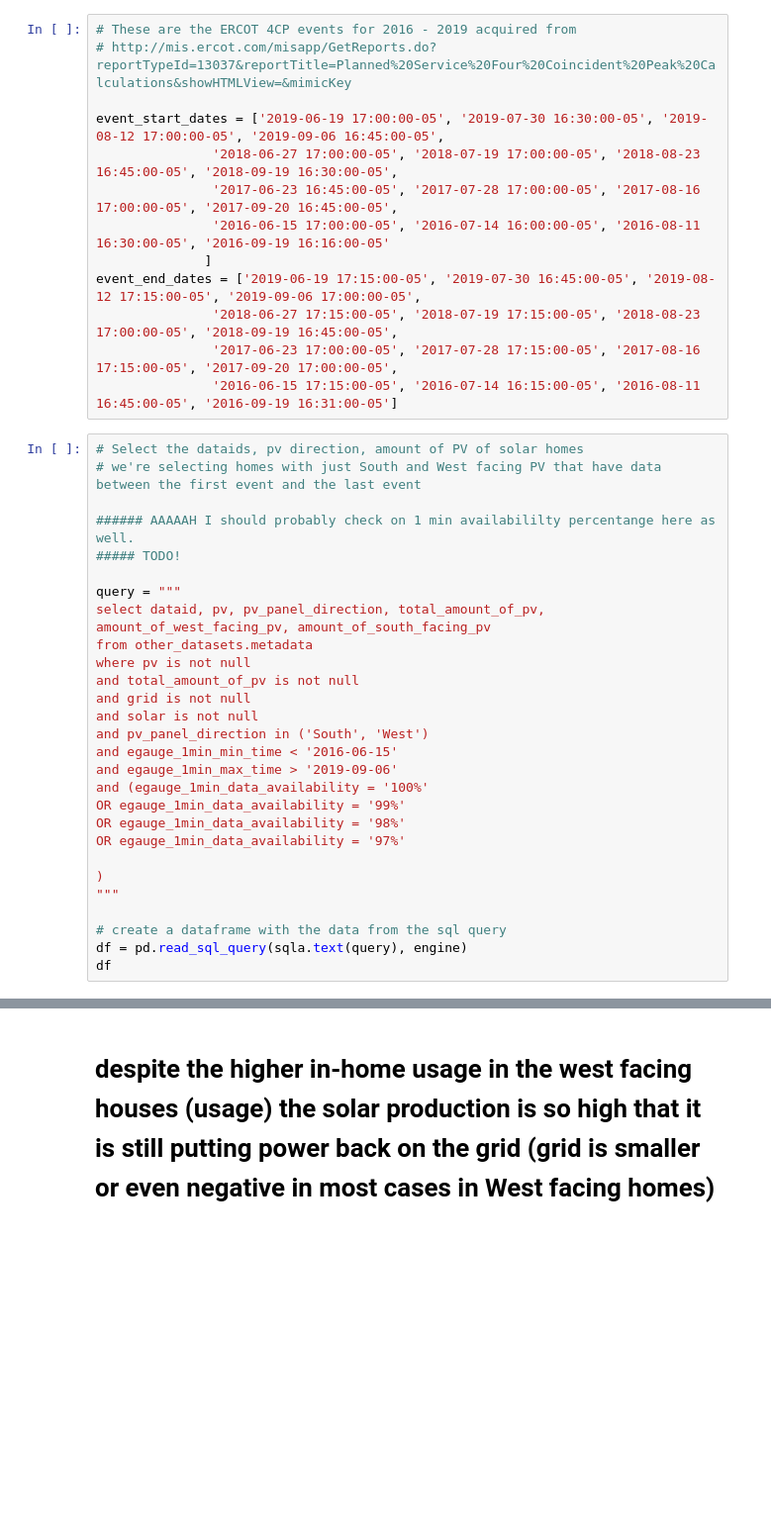
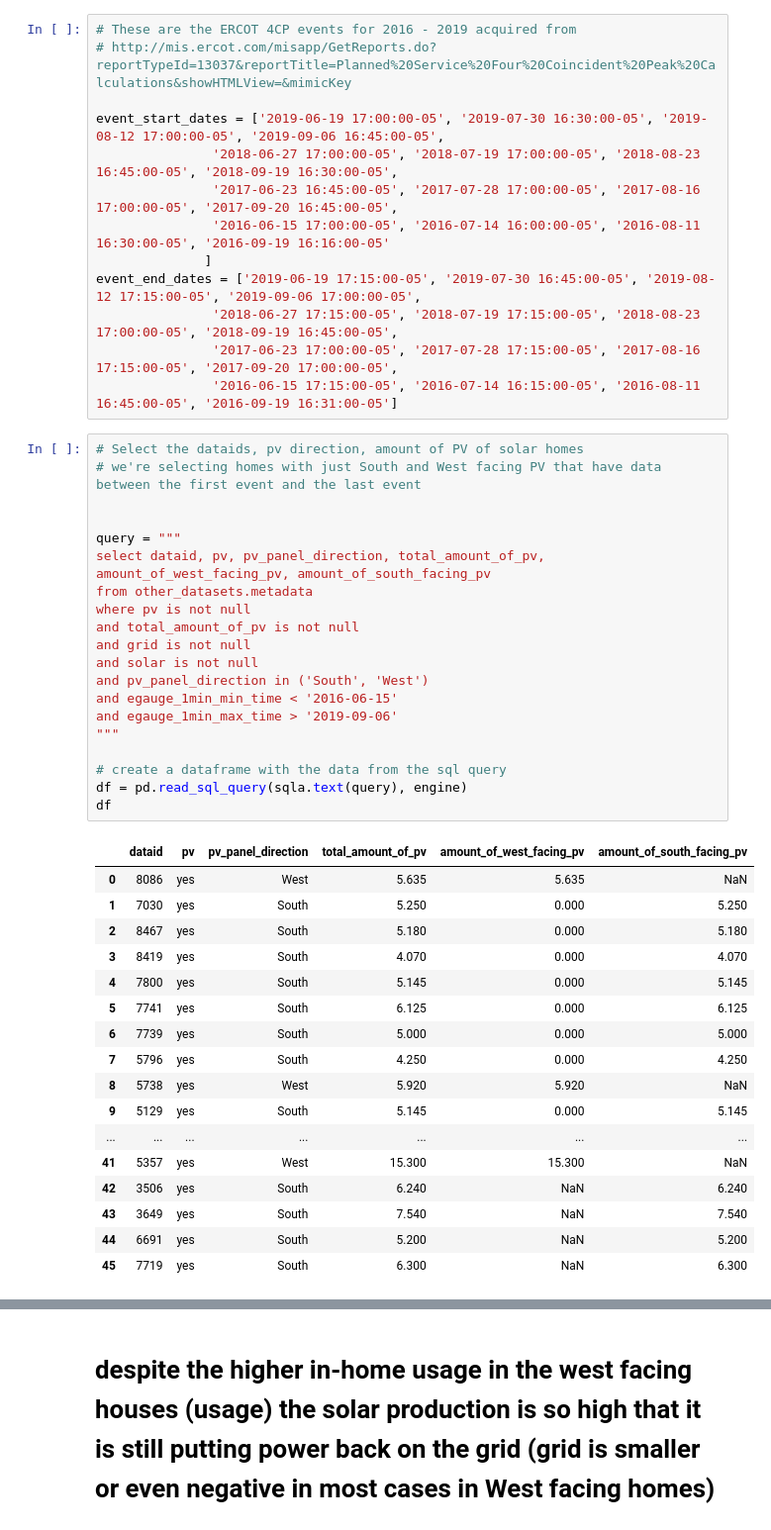
Before and after one commit to Pecan-Street/JupyterHub-Examples, a Jupyter notebook: PV-4CP.ipynb, the cells around one changed output, grey strips where cells are left out. Shown: that part at 99% size. Saved outputs shown, nothing was run; the diff lists cells and outputs as text; blank space fills up the shorter version.

```diff
--- a/PV-4CP.ipynb
+++ b/PV-4CP.ipynb
@@ -41,31 +43,41 @@ event_end_dates = ['2019-06-19 17:15:00-05', '2019-07-30 16:45:00-05', '2019-08-
 # %%
 # Select the dataids, pv direction, amount of PV of solar homes
 # we're selecting homes with just South and West facing PV that have data between the first event and the last event
 
-###### AAAAAH I should probably check on 1 min availabililty percentange here as well.
-##### TODO!
 
 query = """
 select dataid, pv, pv_panel_direction, total_amount_of_pv, amount_of_west_facing_pv, amount_of_south_facing_pv
 from other_datasets.metadata
 where pv is not null
 and total_amount_of_pv is not null
 and grid is not null
 and solar is not null
 and pv_panel_direction in ('South', 'West')
 and egauge_1min_min_time < '2016-06-15'
 and egauge_1min_max_time > '2019-09-06'
-and (egauge_1min_data_availability = '100%'
-OR egauge_1min_data_availability = '99%'
-OR egauge_1min_data_availability = '98%'
-OR egauge_1min_data_availability = '97%'
-
-)
 """
 
 # create a dataframe with the data from the sql query
 df = pd.read_sql_query(sqla.text(query), engine)
 df
+# %% [output]
+|  | dataid | pv | pv_panel_direction | total_amount_of_pv | amount_of_west_facing_pv | amount_of_south_facing_pv |
+| 0 | 8086 | yes | West | 5.635 | 5.635 | NaN |
+| 1 | 7030 | yes | South | 5.250 | 0.000 | 5.250 |
+| 2 | 8467 | yes | South | 5.180 | 0.000 | 5.180 |
+| 3 | 8419 | yes | South | 4.070 | 0.000 | 4.070 |
+| 4 | 7800 | yes | South | 5.145 | 0.000 | 5.145 |
+| 5 | 7741 | yes | South | 6.125 | 0.000 | 6.125 |
+| 6 | 7739 | yes | South | 5.000 | 0.000 | 5.000 |
+| 7 | 5796 | yes | South | 4.250 | 0.000 | 4.250 |
+| 8 | 5738 | yes | West | 5.920 | 5.920 | NaN |
+| 9 | 5129 | yes | South | 5.145 | 0.000 | 5.145 |
+| ... | ... | ... | ... | ... | ... | ... |
+| 41 | 5357 | yes | West | 15.300 | 15.300 | NaN |
+| 42 | 3506 | yes | South | 6.240 | NaN | 6.240 |
+| 43 | 3649 | yes | South | 7.540 | NaN | 7.540 |
+| 44 | 6691 | yes | South | 5.200 | NaN | 5.200 |
+| 45 | 7719 | yes | South | 6.300 | NaN | 6.300 |
 # %%
 # grab dataids and convert them to a string to put into the SQL query
 dataids_list = df['dataid'].tolist()
```
Also changed, not shown: parts of 14 cells of this notebook.
